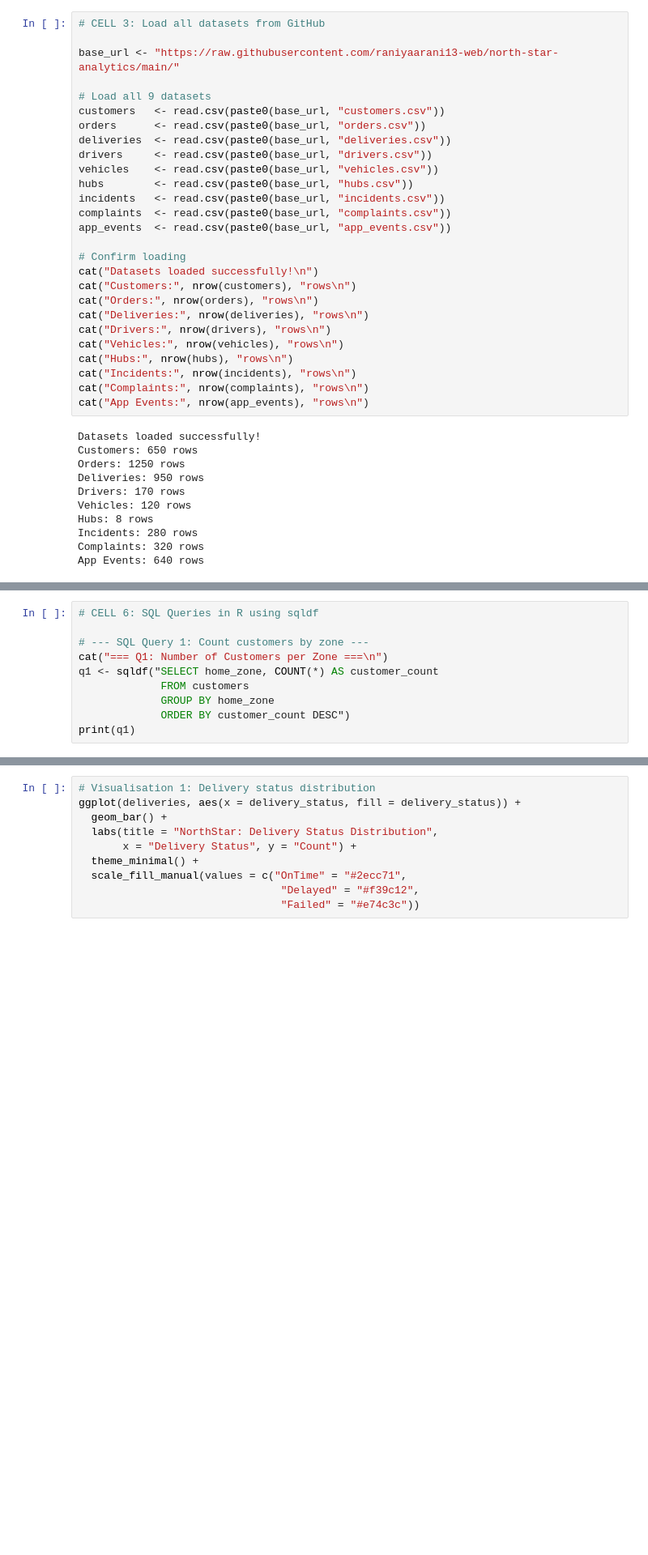
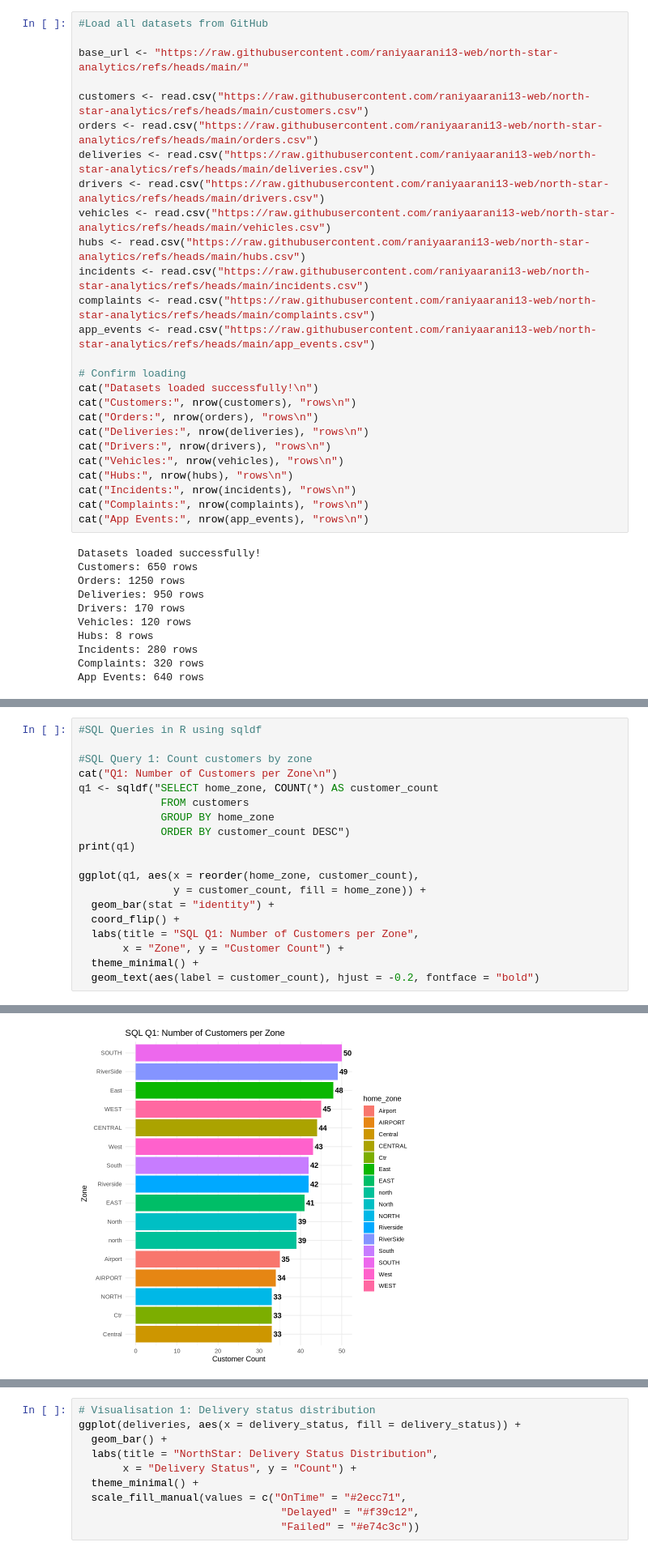
Before and after one commit to raniyaarani13-web/north-star-analytics, a Jupyter notebook: DBA_assignment_R_Raniya.ipynb, the cells around one changed output, grey strips where cells are left out. Shown at 81% size. Saved outputs shown, nothing was run; the diff lists cells and outputs as text; blank space fills up the shorter version.

```diff
--- a/DBA_assignment_R_Raniya.ipynb
+++ b/DBA_assignment_R_Raniya.ipynb
@@ -38,20 +38,19 @@ also installing the dependency ‘bitops’
 ✖ dplyr::lag()      masks stats::lag()
 ℹ Use the conflicted package (<http://conflicted.r-lib.org/>) to force all conflicts to become errors
 # %%
-# CELL 3: Load all datasets from GitHub
+#Load all datasets from GitHub
 
-base_url <- "https://raw.githubusercontent.com/raniyaarani13-web/north-star-analytics/main/"
+base_url <- "https://raw.githubusercontent.com/raniyaarani13-web/north-star-analytics/refs/heads/main/"
 
-# Load all 9 datasets
-customers   <- read.csv(paste0(base_url, "customers.csv"))
-orders      <- read.csv(paste0(base_url, "orders.csv"))
-deliveries  <- read.csv(paste0(base_url, "deliveries.csv"))
-drivers     <- read.csv(paste0(base_url, "drivers.csv"))
-vehicles    <- read.csv(paste0(base_url, "vehicles.csv"))
-hubs        <- read.csv(paste0(base_url, "hubs.csv"))
-incidents   <- read.csv(paste0(base_url, "incidents.csv"))
-complaints  <- read.csv(paste0(base_url, "complaints.csv"))
-app_events  <- read.csv(paste0(base_url, "app_events.csv"))
+customers <- read.csv("https://raw.githubusercontent.com/raniyaarani13-web/north-star-analytics/refs/heads/main/customers.csv")
+orders <- read.csv("https://raw.githubusercontent.com/raniyaarani13-web/north-star-analytics/refs/heads/main/orders.csv")
+deliveries <- read.csv("https://raw.githubusercontent.com/raniyaarani13-web/north-star-analytics/refs/heads/main/deliveries.csv")
+drivers <- read.csv("https://raw.githubusercontent.com/raniyaarani13-web/north-star-analytics/refs/heads/main/drivers.csv")
+vehicles <- read.csv("https://raw.githubusercontent.com/raniyaarani13-web/north-star-analytics/refs/heads/main/vehicles.csv")
+hubs <- read.csv("https://raw.githubusercontent.com/raniyaarani13-web/north-star-analytics/refs/heads/main/hubs.csv")
+incidents <- read.csv("https://raw.githubusercontent.com/raniyaarani13-web/north-star-analytics/refs/heads/main/incidents.csv")
+complaints <- read.csv("https://raw.githubusercontent.com/raniyaarani13-web/north-star-analytics/refs/heads/main/complaints.csv")
+app_events <- read.csv("https://raw.githubusercontent.com/raniyaarani13-web/north-star-analytics/refs/heads/main/app_events.csv")
 
 # Confirm loading
 cat("Datasets loaded successfully!\n")
@@ -225,13 +221,22 @@ Missing ratings after cleaning: 0
 Unique home zones after cleaning: 7
 Data cleaning complete!
 # %%
-# CELL 6: SQL Queries in R using sqldf
+#SQL Queries in R using sqldf
 
-# --- SQL Query 1: Count customers by zone ---
-cat("=== Q1: Number of Customers per Zone ===\n")
+#SQL Query 1: Count customers by zone
+cat("Q1: Number of Customers per Zone\n")
 q1 <- sqldf("SELECT home_zone, COUNT(*) AS customer_count
              FROM customers
              GROUP BY home_zone
              ORDER BY customer_count DESC")
 print(q1)
+
+ggplot(q1, aes(x = reorder(home_zone, customer_count),
+               y = customer_count, fill = home_zone)) +
+  geom_bar(stat = "identity") +
+  coord_flip() +
+  labs(title = "SQL Q1: Number of Customers per Zone",
+       x = "Zone", y = "Customer Count") +
+  theme_minimal() +
+  geom_text(aes(label = customer_count), hjust = -0.2, fontface = "bold")
 # %% [output]
@@ -247 +261,2 @@ print(q1)
+[figure, added]
 # %%
```
Also changed, not shown: parts of 12 cells of this notebook.
